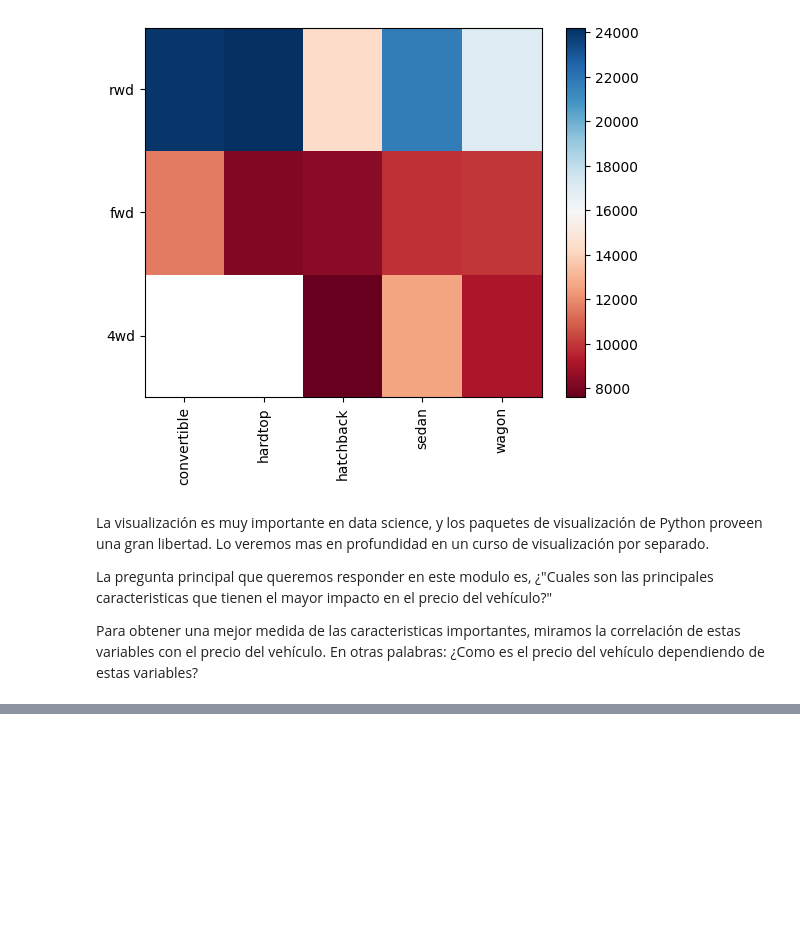
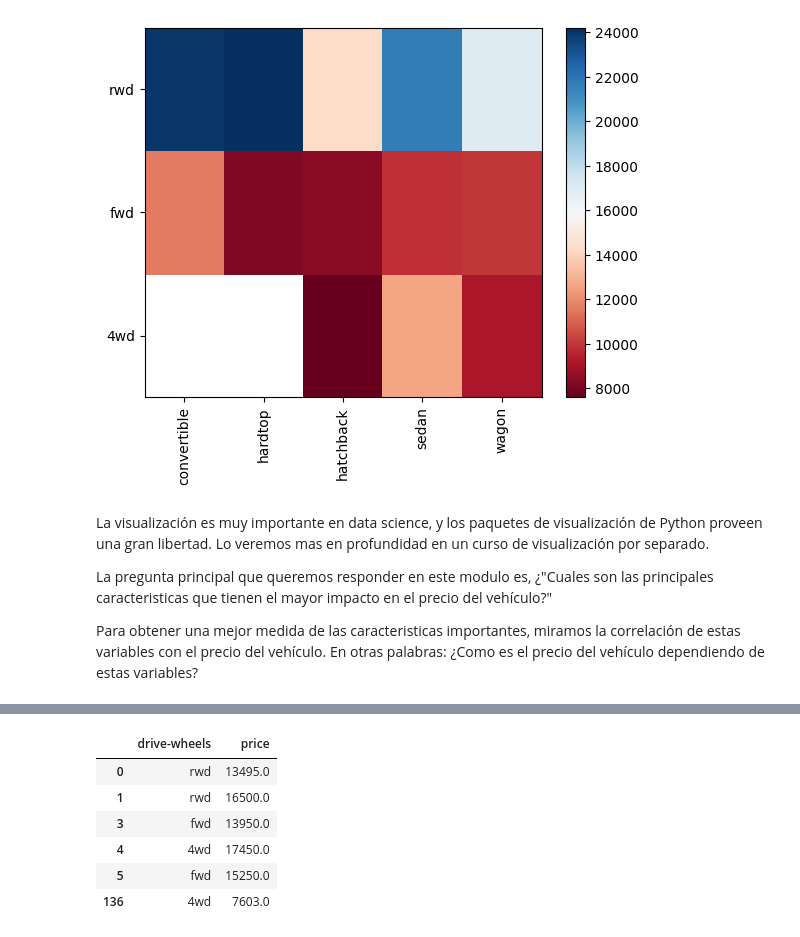
Before and after one commit to reivincitot/Cursos-IBM, a Jupyter notebook: Data Analysis with Python/Data Analysis With Python.ipynb, the cells around one changed output, grey strips where cells are left out. Cells and saved outputs as stored; diff of their text form; code cells hidden in the pictures; blank space fills up the shorter version.

```diff
--- a/Data Analysis with Python/Data Analysis With Python.ipynb
+++ b/Data Analysis with Python/Data Analysis With Python.ipynb
@@ -454,0 +644,12 @@ Es importante saber la diferencia entre estas dos. Correlación no implica Causa
+# %%
+grouped_test2 = df_gptest[["drive-wheels","price"]].groupby(["drive-wheels"])
+
+grouped_test2.head(2)
+# %% [output]
+|  | drive-wheels | price |
+| 0 | rwd | 13495.0 |
+| 1 | rwd | 16500.0 |
+| 3 | fwd | 13950.0 |
+| 4 | 4wd | 17450.0 |
+| 5 | fwd | 15250.0 |
+| 136 | 4wd | 7603.0 |
```
Also changed, not shown: parts of 39 cells of this notebook, 1 other file.
